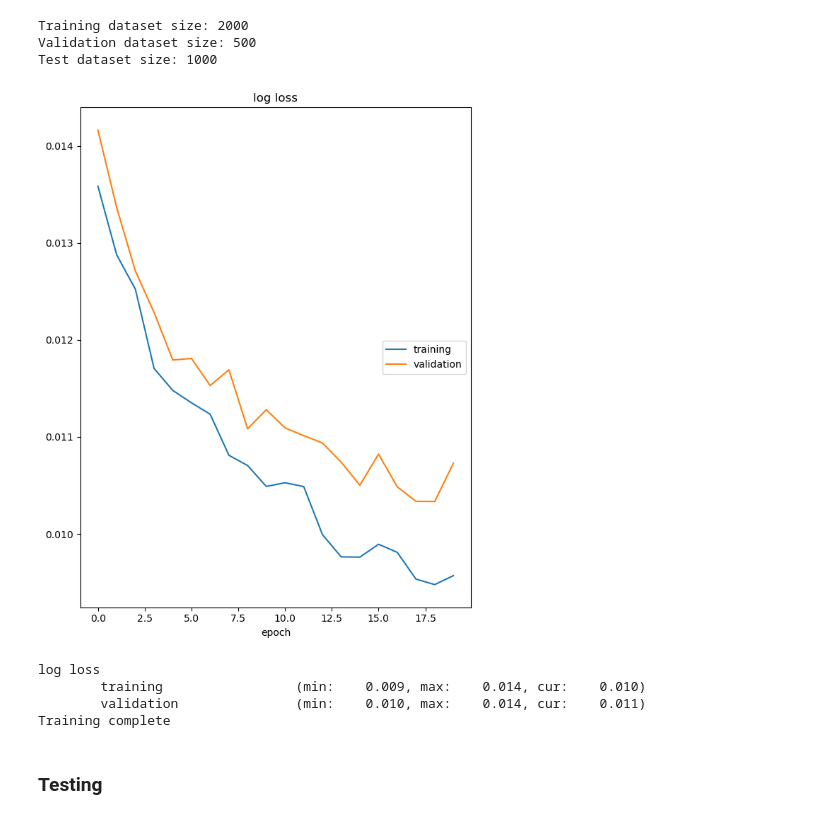
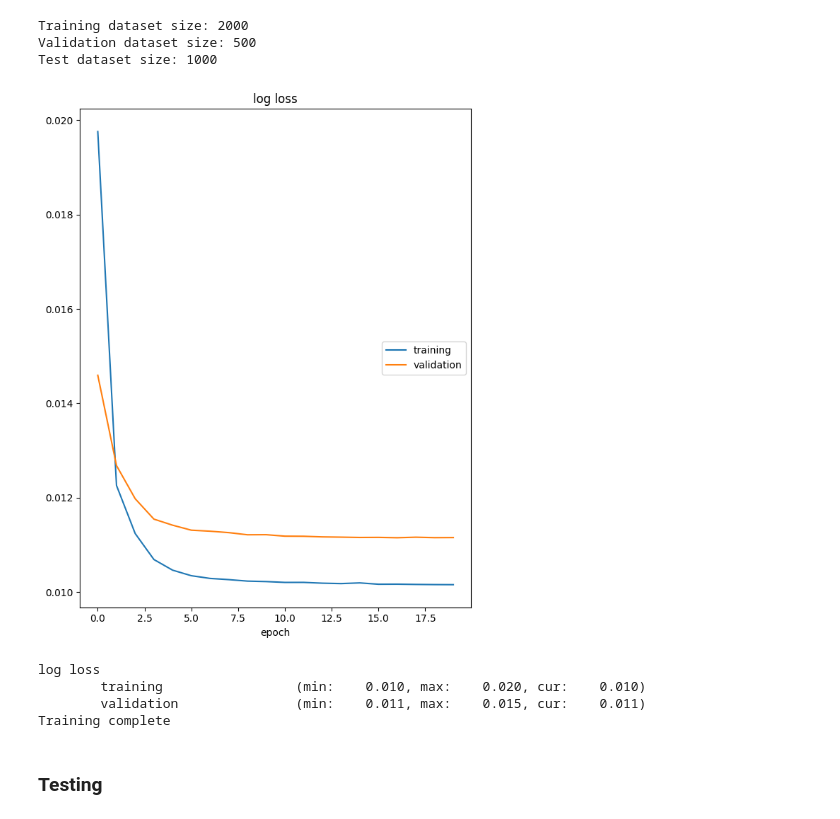
Before and after one commit to leomok82/VAE-project, a Jupyter notebook: task1.ipynb, the cells around one changed output. Saved outputs shown, nothing was run; the diff lists cells and outputs as text; code cells hidden in the pictures.

```diff
--- a/task1.ipynb
+++ b/task1.ipynb
@@ -427,7 +439,7 @@ torch.Size([8, 1, 256, 256])
 # %%
 window_size = 5
 step_size = 5
-batch_size = 32
+batch_size = 16
 
 train_dataset = WildfireDataset(train_data_series, window_size, step_size)
 test_dataset = WildfireDataset(test_data_series, window_size, step_size)
@@ -452,7 +464,7 @@ Validation dataset size: 500
 Test dataset size: 1000
 # %%
 # Hyperparameters
-learning_rate = 0.005
+learning_rate = 0.001
 num_epochs = 20
 
 # Loss function and optimizer
@@ -496,37 +508,37 @@ for epoch in range(num_epochs):
 
     train_loss /= len(train_loader.dataset)
 
     # Validation
     model.eval()
     val_loss = 0.0
 
     # Initialize tqdm progress bar for validation
     tqdm_val_loader = tqdm(val_loader, desc=f"Validation", leave=False)
 
     with torch.no_grad():
         for x_batch, y_batch in tqdm_val_loader:
             x_batch, y_batch = x_batch.to(device), y_batch.to(device)
 
             outputs = model(x_batch)
             loss = criterion(outputs, y_batch)
 
             val_loss += loss.item() * x_batch.size(0)
 
             # Update tqdm progress bar with current loss
             tqdm_val_loader.set_postfix({'val_loss': val_loss / ((tqdm_val_loader.n + 1) * x_batch.size(0))})
 
     val_loss /= len(val_loader.dataset)
 
     # Update livelossplot with current loss
     liveplot.update({'log loss': train_loss, 'val_log loss': val_loss})
     liveplot.draw()
 
 print("Training complete")
 # %% [output]
-[figure, old version]
+[figure, new version]
 log loss
-        training                 (min:    0.009, max:    0.014, cur:    0.010)
-        validation               (min:    0.010, max:    0.014, cur:    0.011)
+        training                 (min:    0.010, max:    0.020, cur:    0.010)
+        validation               (min:    0.011, max:    0.015, cur:    0.011)
 Training complete
 # %% [markdown]
 ### Testing
```
Also changed, not shown: parts of 10 cells of this notebook.
